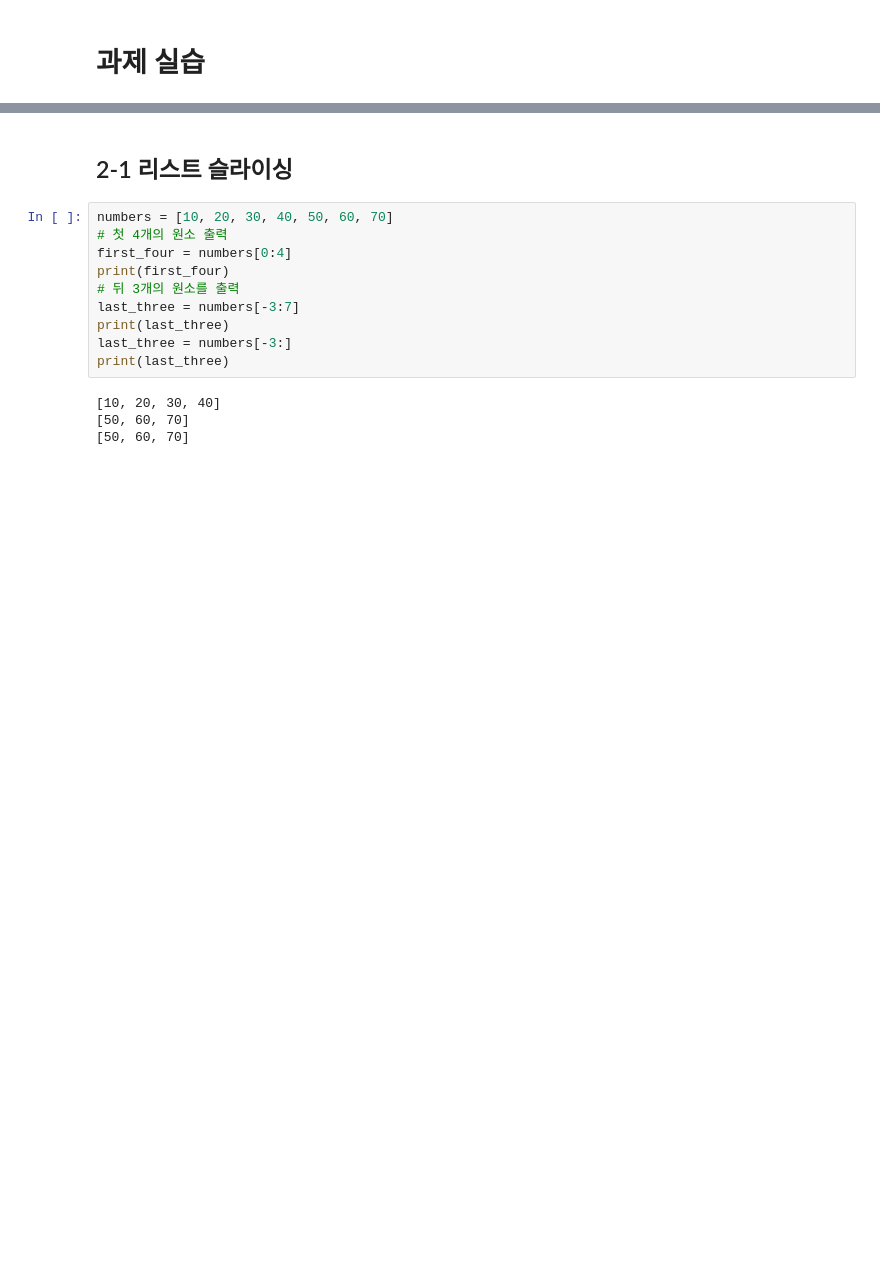
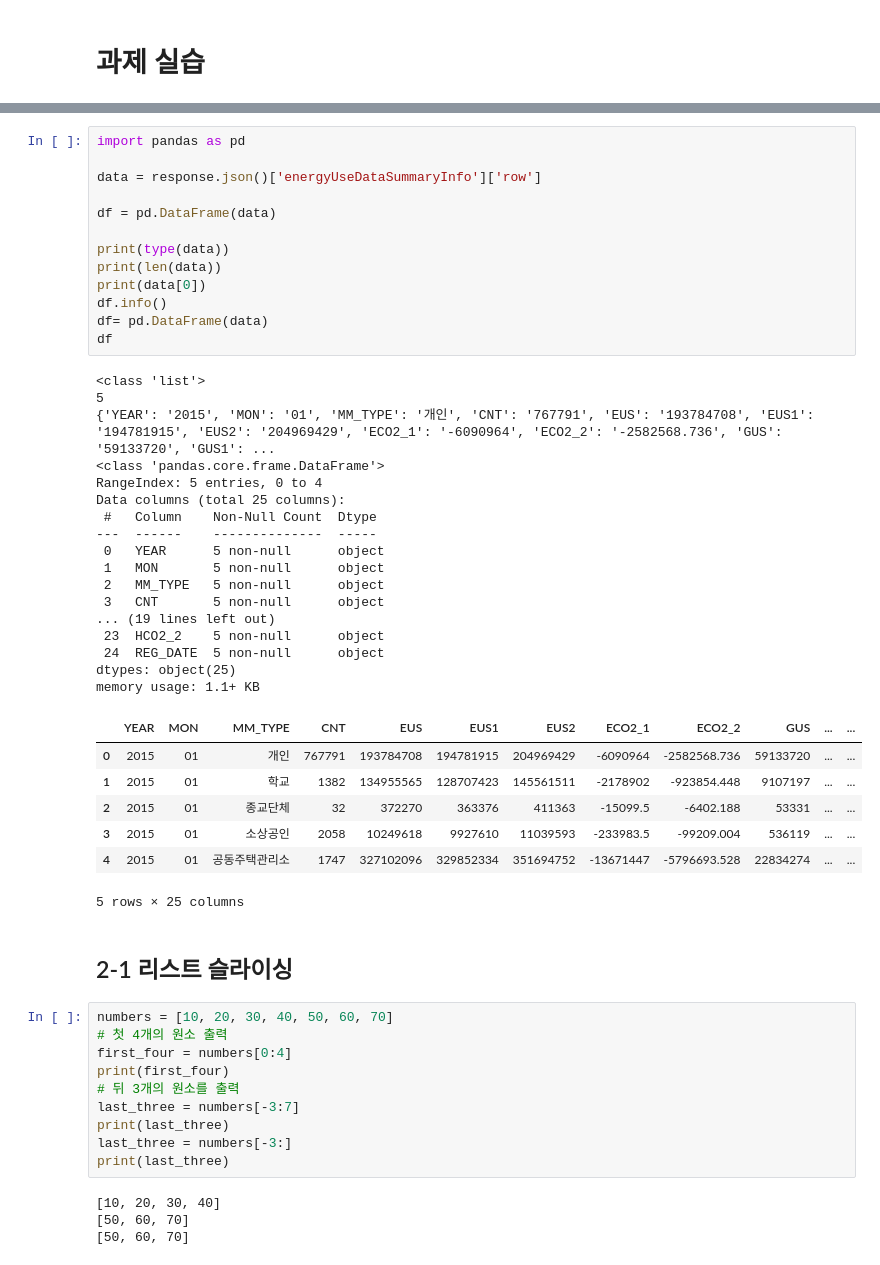
Before and after one commit to punghunLee/Data-Analysis-with-Open-Source, a Jupyter notebook: 오픈소스_데이터_분석_2강.ipynb, the cells around one changed output, grey strips where cells are left out. Cells and saved outputs as stored; diff of their text form; blank space fills up the shorter version.

```diff
--- a/오픈소스_데이터_분석_2강.ipynb
+++ b/오픈소스_데이터_분석_2강.ipynb
@@ -32,3 +239,41 @@ api 호출 성공
+# %%
+import pandas as pd
+
+data = response.json()['energyUseDataSummaryInfo']['row']
+
+df = pd.DataFrame(data)
+
+print(type(data))
+print(len(data))
+print(data[0])
+df.info()
+df= pd.DataFrame(data)
+df
+# %% [output]
+<class 'list'>
+5
+{'YEAR': '2015', 'MON': '01', 'MM_TYPE': '개인', 'CNT': '767791', 'EUS': '193784708', 'EUS1': '194781915', 'EUS2': '204969429', 'ECO2_1': '-6090964', 'ECO2_2': '-2582568.736', 'GUS': '59133720', 'GUS1': ...
+<class 'pandas.core.frame.DataFrame'>
+RangeIndex: 5 entries, 0 to 4
+Data columns (total 25 columns):
+ #   Column    Non-Null Count  Dtype
+---  ------    --------------  -----
+ 0   YEAR      5 non-null      object
+ 1   MON       5 non-null      object
+ 2   MM_TYPE   5 non-null      object
+ 3   CNT       5 non-null      object
+... (19 lines left out)
+ 23  HCO2_2    5 non-null      object
+ 24  REG_DATE  5 non-null      object
+dtypes: object(25)
+memory usage: 1.1+ KB
+|  | YEAR | MON | MM_TYPE | CNT | EUS | EUS1 | EUS2 | ECO2_1 | ECO2_2 | GUS | ... | ... |
+| 0 | 2015 | 01 | 개인 | 767791 | 193784708 | 194781915 | 204969429 | -6090964 | -2582568.736 | 59133720 | ... | ... |
+| 1 | 2015 | 01 | 학교 | 1382 | 134955565 | 128707423 | 145561511 | -2178902 | -923854.448 | 9107197 | ... | ... |
+| 2 | 2015 | 01 | 종교단체 | 32 | 372270 | 363376 | 411363 | -15099.5 | -6402.188 | 53331 | ... | ... |
+| 3 | 2015 | 01 | 소상공인 | 2058 | 10249618 | 9927610 | 11039593 | -233983.5 | -99209.004 | 536119 | ... | ... |
+| 4 | 2015 | 01 | 공동주택관리소 | 1747 | 327102096 | 329852334 | 351694752 | -13671447 | -5796693.528 | 22834274 | ... | ... |
+5 rows × 25 columns
 # %% [markdown]
 ## 2-1 리스트 슬라이싱
 # %%
```
Also changed, not shown: parts of 6 cells of this notebook.
